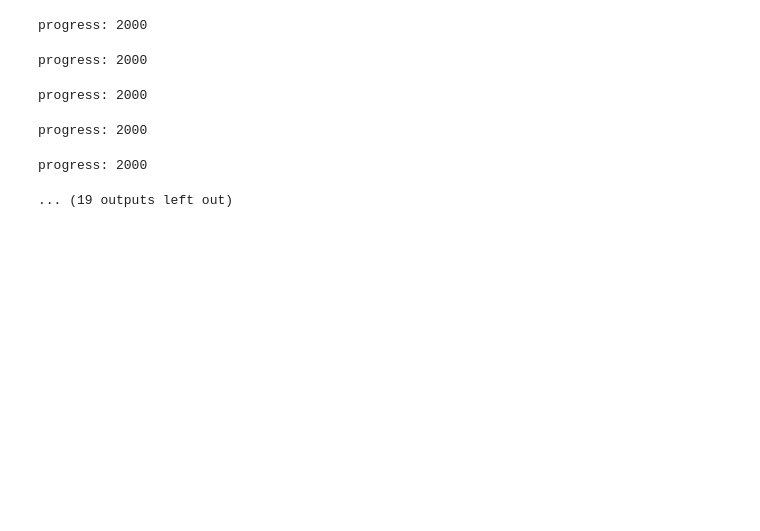
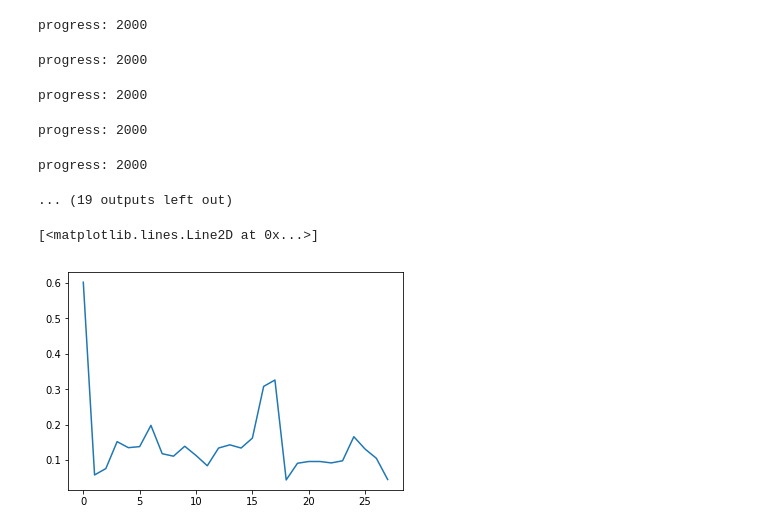
Before and after one commit to NareshPS/humpback-whale, a Jupyter notebook: Experiments.ipynb, the cells around one changed output. Drawn from its saved outputs; the diff is of its cells as text; code cells hidden in the pictures; blank space fills up the shorter version.

```diff
--- a/Experiments.ipynb
+++ b/Experiments.ipynb
@@ -229,3 +229,22 @@ for row, image in enumerate(images):
     axes[row, 1].imshow(new_img, cmap = plt.get_cmap('gray'))
 
 figure.tight_layout()
+# %%
+from pickle import load
+from pathlib import Path
+
+bechmark_metrics = None
+metrics = None
+
+with Path('metric_data_benchmark.metric').open('rb') as handle:
+    bechmark_metrics = load(handle)
+
+with Path('metric_data.metric').open('rb') as handle:
+    metrics = load(handle)
+# %%
+from matplotlib import pyplot as plt
+
+plt.plot(bechmark_metrics['get_image_objects'])
+# %% [output]
+[<matplotlib.lines.Line2D at 0x...>]
+[figure, added]
```
Also changed, not shown: parts of 1 cell of this notebook, 18 other files.
